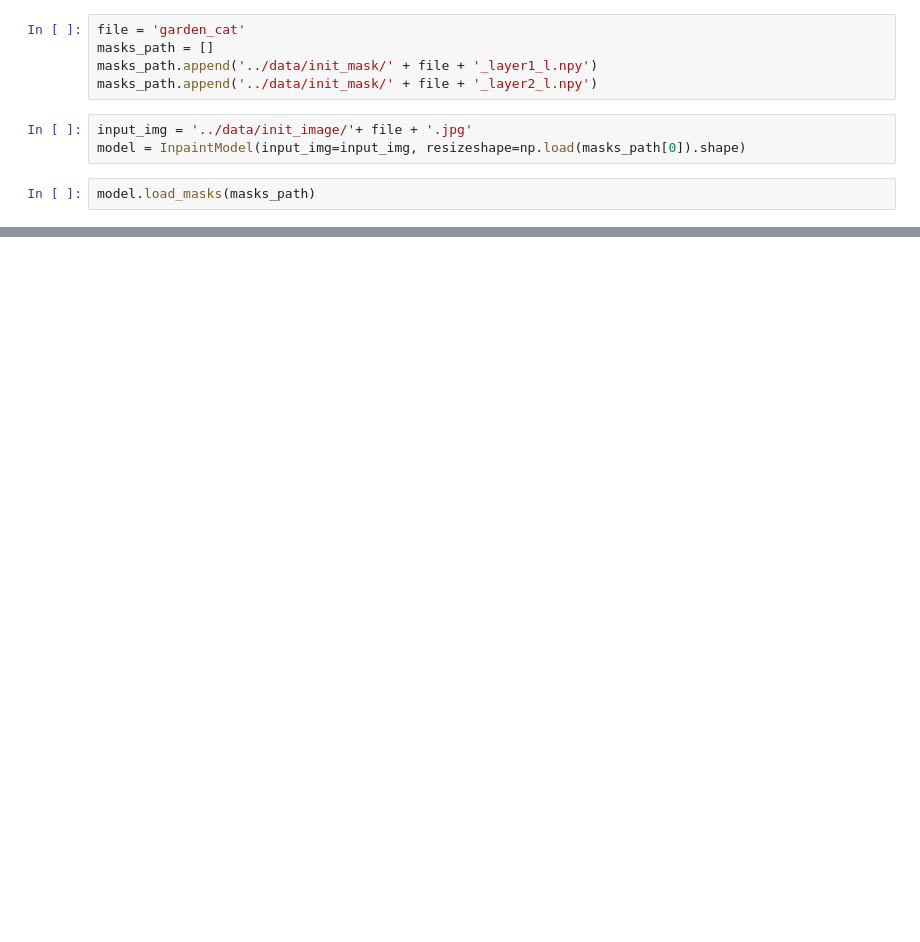
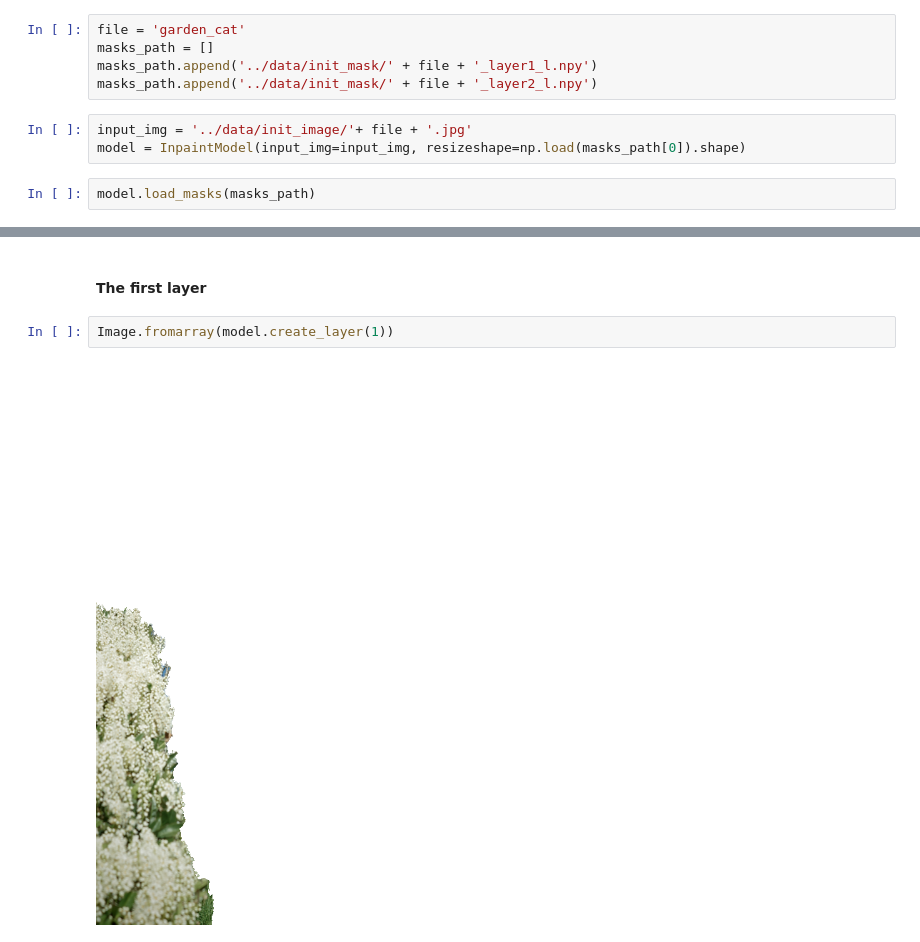
Before and after one commit to koitu/cs413-computational-photography-project, a Jupyter notebook: inpaint/notebook/inpaint_example.ipynb, the cells around one changed output, grey strips where cells are left out. Saved outputs shown, nothing was run; the diff lists cells and outputs as text; blank space fills up the shorter version.

```diff
--- a/inpaint/notebook/inpaint_example.ipynb
+++ b/inpaint/notebook/inpaint_example.ipynb
@@ -38,0 +48,6 @@ model.save_outputs('../results/inpaint/'+ file )
+# %% [markdown]
+#### The first layer
+# %%
+Image.fromarray(model.create_layer(1))
+# %% [output]
+[figure, added]
```
Also changed, not shown: parts of 33 cells of this notebook, 15 other files.
